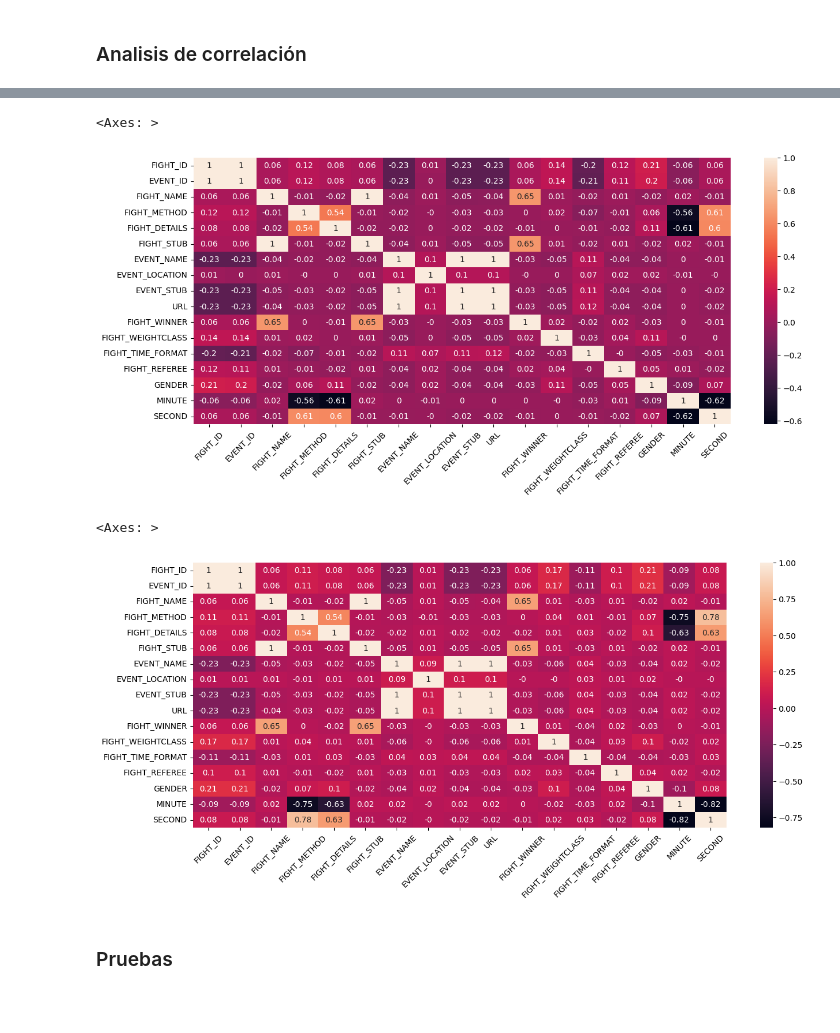
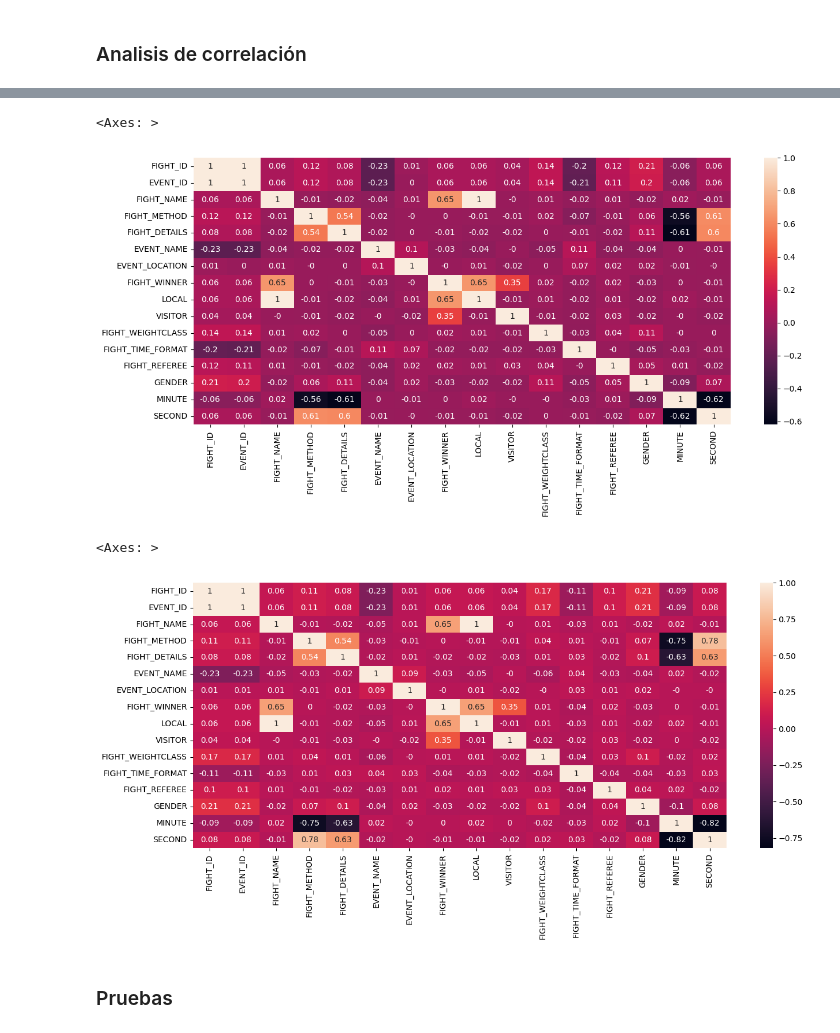
Before and after one commit to YaotecatlMtz/analisisUFC, a Jupyter notebook: Bivariado.ipynb, the cells around one changed output, grey strips where cells are left out. Saved outputs shown, nothing was run; the diff lists cells and outputs as text; code cells hidden in the pictures; blank space fills up the shorter version.

```diff
--- a/Bivariado.ipynb
+++ b/Bivariado.ipynb
@@ -135,8 +136,8 @@ memory usage: 1.1+ MB
 # %%
-nominales = ['FIGHT_ID', 'EVENT_ID', 'FIGHT_NAME','FIGHT_METHOD','FIGHT_DETAILS','FIGHT_STUB','EVENT_NAME','EVENT_LOCATION','EVENT_STUB','URL','FIGHT_WINNER']
+nominales = ['FIGHT_ID', 'EVENT_ID', 'FIGHT_NAME','FIGHT_METHOD','FIGHT_DETAILS','EVENT_NAME','EVENT_LOCATION','FIGHT_WINNER', 'LOCAL', 'VISITOR']
 nominales_baja_cardinalidad = ['FIGHT_WEIGHTCLASS', 'FIGHT_TIME_FORMAT', 'FIGHT_REFEREE', 'GENDER']
 ordinales = ['ROUND']
-intervalo = ['TIME','EVENT_DATE','DATE_YMD']
+intervalo = ['TIME','EVENT_DATE']
 razon = ['MINUTE', 'SECOND']
 # %% [markdown]
 ### Analisis de correlación
@@ -175,23 +176,23 @@ cov
 # %%
 corrKendall = df_to_dummy[nominales + nominales_baja_cardinalidad + razon].corr(method='pearson')
 
 fig,ax = plt.subplots(figsize=(15,6))
 sns.heatmap(corrKendall.round(2),annot=True)
-plt.tick_params(axis='x', rotation=45)
+plt.tick_params(axis='x', rotation=90)
 plt.show()
 # %% [output]
 <Axes: >
-[figure, old version]
+[figure, new version]
 # %%
 corrKendall = df_to_dummy[nominales + nominales_baja_cardinalidad + razon].corr(method='spearman')
 
 fig,ax = plt.subplots(figsize=(15,6))
 sns.heatmap(corrKendall.round(2),annot=True)
-plt.tick_params(axis='x', rotation=45)
+plt.tick_params(axis='x', rotation=90)
 plt.show()
 # %% [output]
 <Axes: >
-[figure, old version]
+[figure, new version]
 # %% [markdown]
 ### Pruebas
 # %%
```
Also changed, not shown: parts of 6 cells of this notebook, 1 other file.
